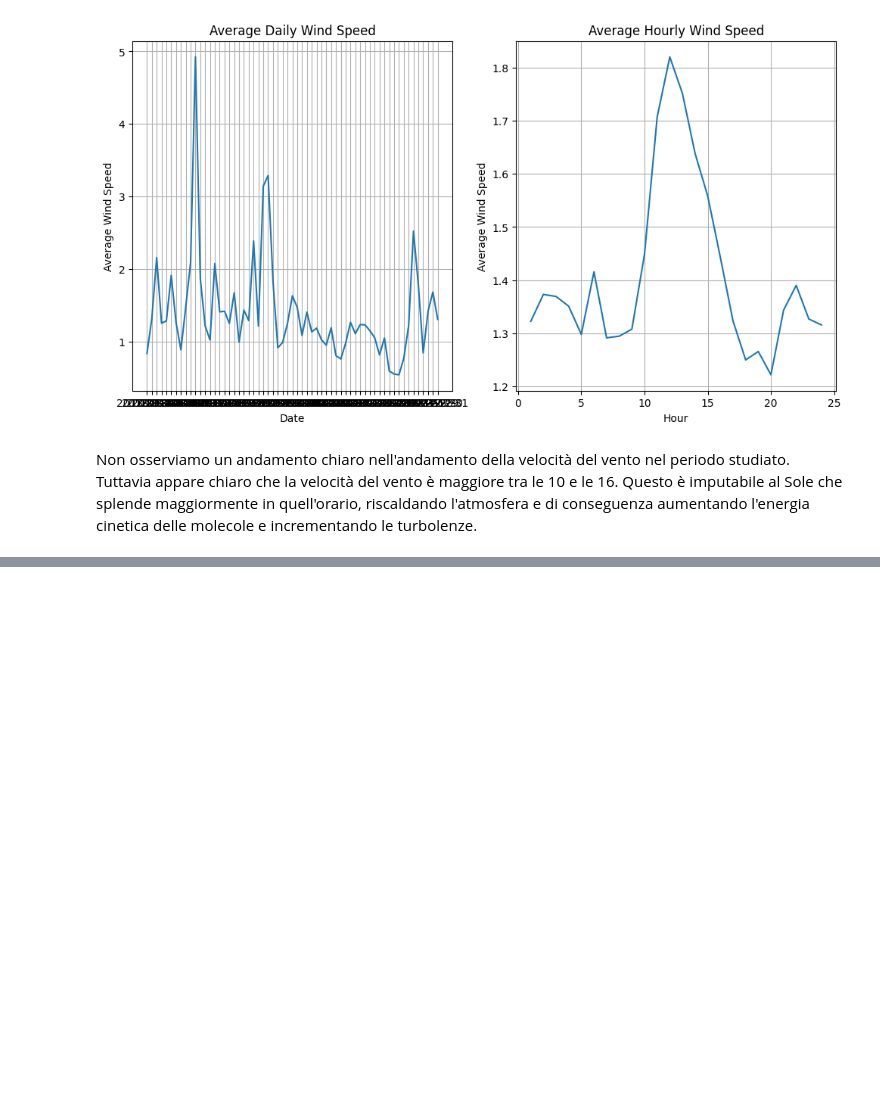
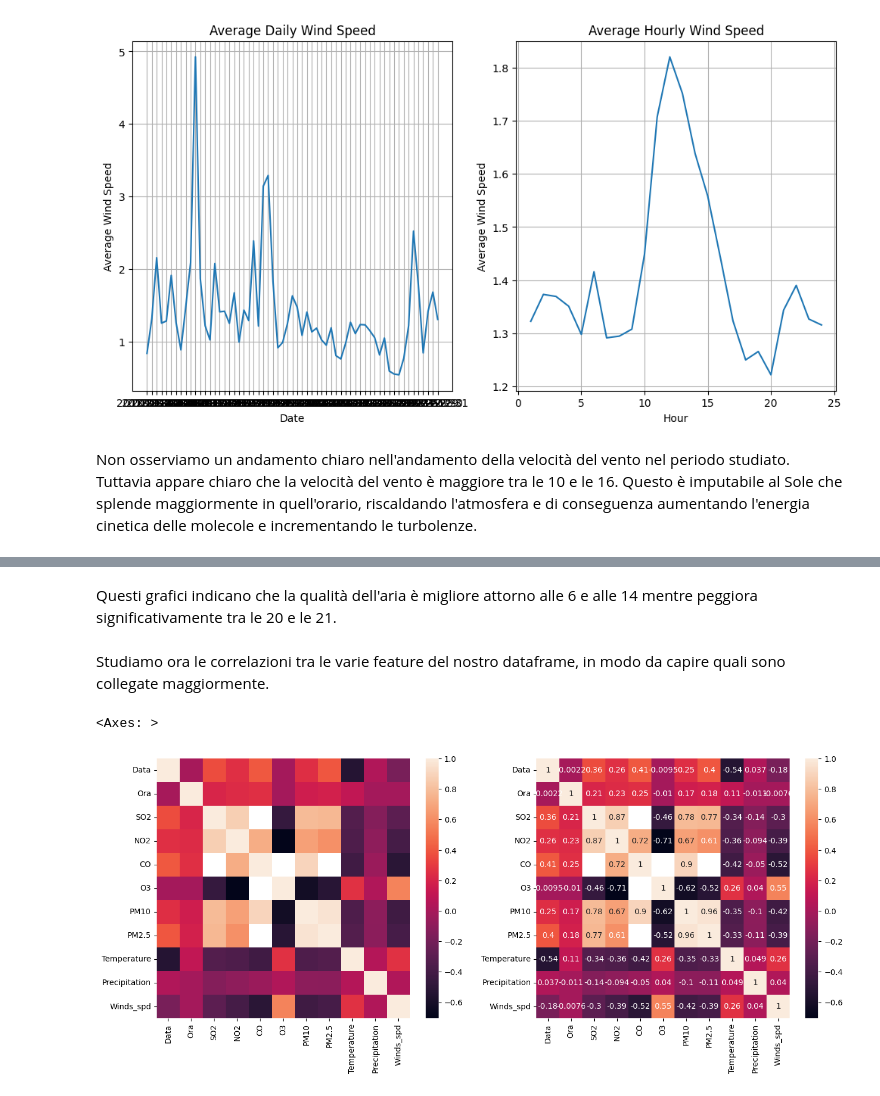
Before and after one commit to CarloDegasperi/DataScience, a Jupyter notebook: notebooks/EDA.ipynb, the cells around one changed output, grey strips where cells are left out. Drawn from its saved outputs; the diff is of its cells as text; code cells hidden in the pictures; blank space fills up the shorter version.

```diff
--- a/notebooks/EDA.ipynb
+++ b/notebooks/EDA.ipynb
@@ -403,0 +526,25 @@ Index(['Data', 'Ora', 'Stazione appa', 'geometry appa', 'Stazione meteo',
+# %% [markdown]
+Questi grafici indicano che la qualità dell'aria è migliore attorno alle 6 e alle 14 mentre peggiora significativamente tra le 20 e le 21.
+# %% [markdown]
+Studiamo ora le correlazioni tra le varie feature del nostro dataframe, in modo da capire quali sono collegate maggiormente.
+# %%
+# c'è correlazione tra elevation - temperature - precipitation - wind - pollutants?
+
+corr_df = final_df.copy()
+
+# cambiamo la data in un intero che va da 0 (2013-11-01) a 60 (2013-12-31)
+corr_df['Data'] = corr_df['Data'].apply(fs.datetime_to_int)
+
+analyzed_features = ['Data', 'Ora', 'SO2', 'NO2', 'CO', 'O3', 'PM10', 'PM2.5', 'Temperature', 'Precipitation', 'Winds_spd']
+
+# NOTA: QUANDO CI SARANNO AGGIUNGERE ASSOLUTAMENTE ELEVAZIONE E CONSUMI ELETTRICI
+
+fig, axes = plt.subplots(1, 2, figsize=(16, 6))
+
+plt.subplot(1, 2, 1)
+sns.heatmap(corr_df[analyzed_features].corr(), ax=axes[0])
+plt.subplot(1, 2, 2)
+sns.heatmap(corr_df[analyzed_features].corr(), annot=True, ax=axes[1])
+# %% [output]
+<Axes: >
+[figure, added]
```
Also changed, not shown: parts of 14 cells of this notebook, 1 other file.
